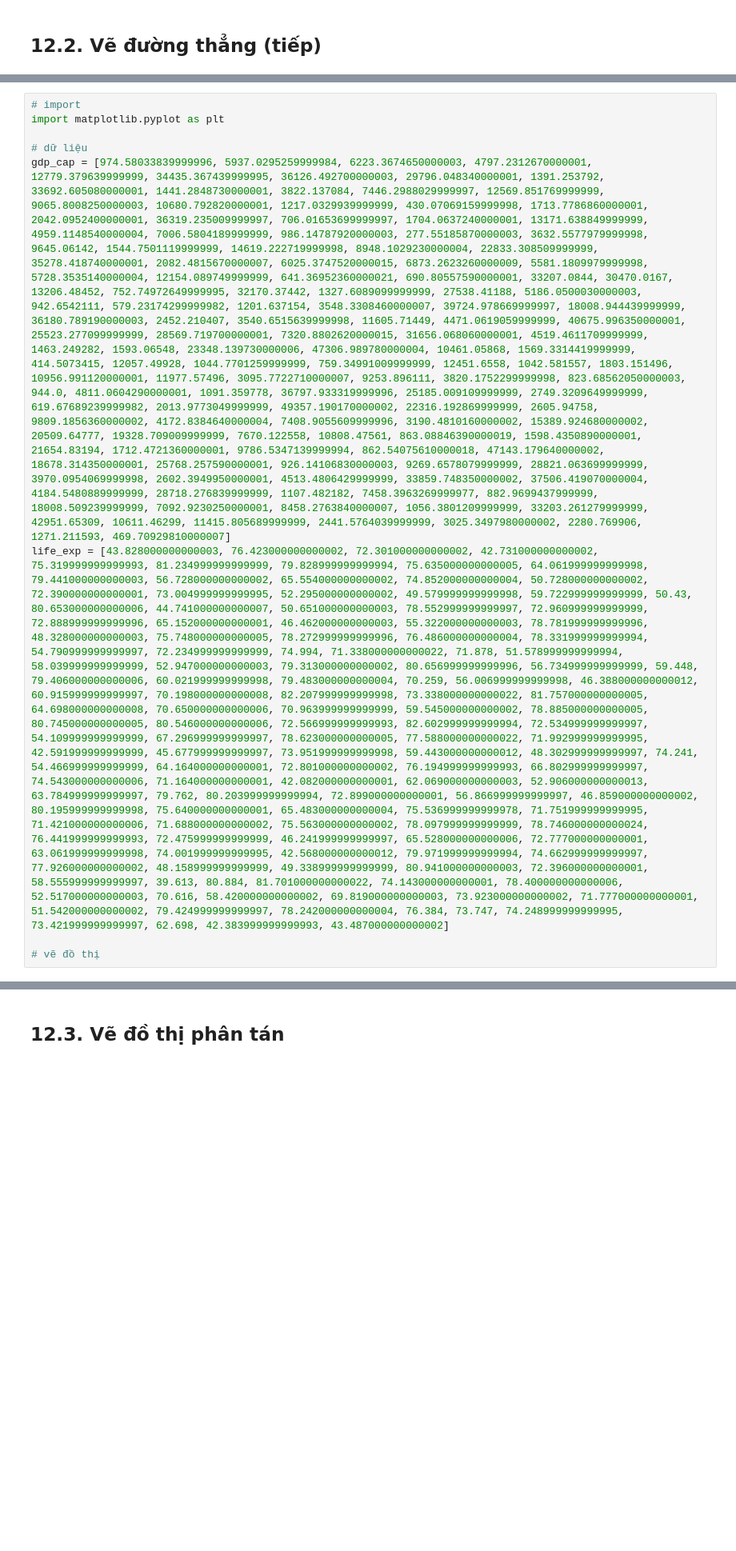
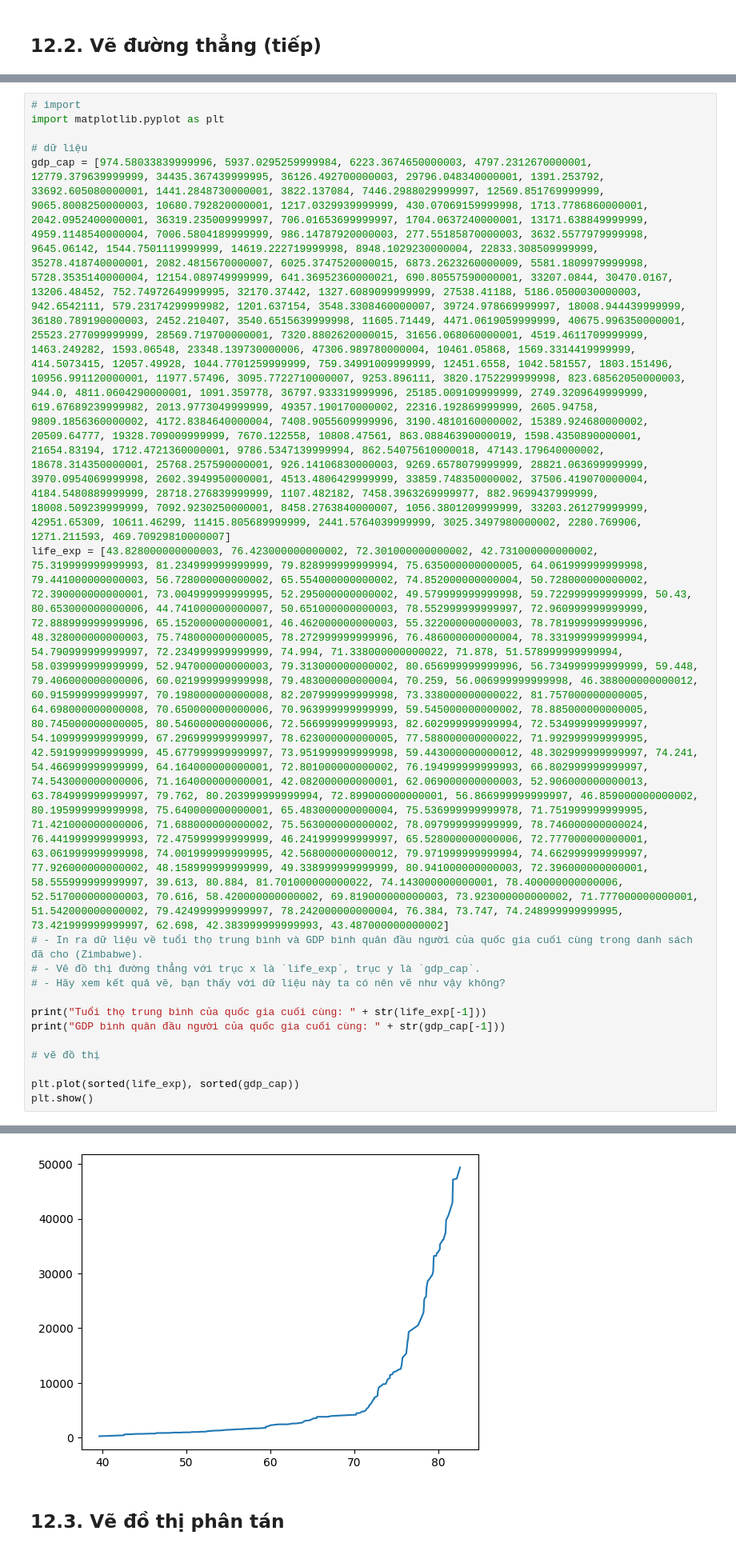
Before and after one commit to tano-dev/Pattern-Recognition-and-Machine-Learning, a Jupyter notebook: Week 1/01_baitap.ipynb, the cells around one changed output, grey strips where cells are left out. Shown at 80% size. Saved outputs shown, nothing was run; the diff lists cells and outputs as text; blank space fills up the shorter version.

```diff
--- a/Week 1/01_baitap.ipynb
+++ b/Week 1/01_baitap.ipynb
@@ -1610,2 +1711,12 @@ life_exp = [43.828000000000003, 76.423000000000002, 72.301000000000002, 42.73100
+# - In ra dữ liệu về tuổi thọ trung bình và GDP bình quân đầu người của quốc gia cuối cùng trong danh sách đã cho (Zimbabwe).
+# - Vẽ đồ thị đường thẳng với trục x là `life_exp`, trục y là `gdp_cap`.
+# - Hãy xem kết quả vẽ, bạn thấy với dữ liệu này ta có nên vẽ như vậy không?
+
+print("Tuổi thọ trung bình của quốc gia cuối cùng: " + str(life_exp[-1]))
+print("GDP bình quân đầu người của quốc gia cuối cùng: " + str(gdp_cap[-1]))
 
 # vẽ đồ thị
+
+plt.plot(sorted(life_exp), sorted(gdp_cap))
+plt.show()
+# %% [output]
@@ -1612,3 +1725,4 @@ life_exp = [43.828000000000003, 76.423000000000002, 72.301000000000002, 42.73100
+[figure, added]
 # %% [markdown]
 ## 12.3. Vẽ đồ thị phân tán
 # %% [markdown]
```
Also changed, not shown: parts of 43 cells of this notebook.
